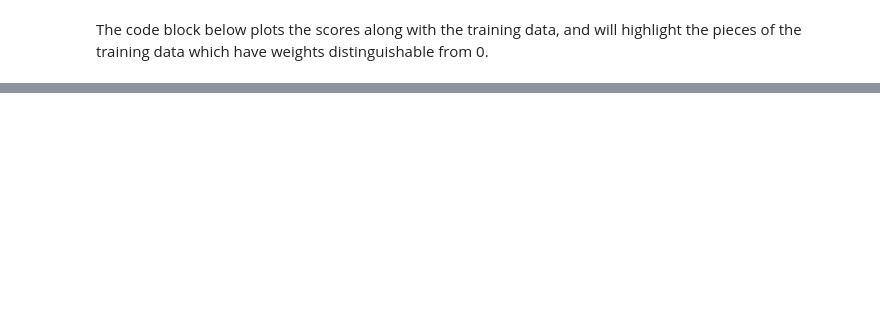
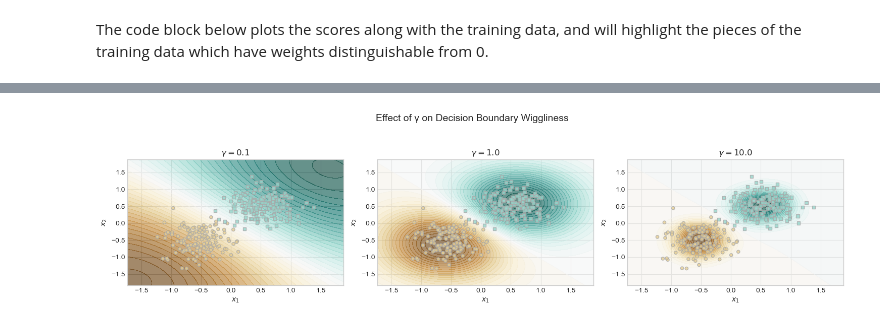
Before and after one commit to evanflaks/evanflaks.github.io, a Jupyter notebook: posts/kernel/index.ipynb, the cells around one changed output, grey strips where cells are left out. Saved outputs shown, nothing was run; the diff lists cells and outputs as text; code cells hidden in the pictures; blank space fills up the shorter version.

```diff
--- a/posts/kernel/index.ipynb
+++ b/posts/kernel/index.ipynb
@@ -191,0 +243,35 @@ Epoch 900: Loss = 6585.9546
+# %%
+def run_gamma_experiment_contours(X, y, gammas, lam=0.01, lr=1e-4, epochs=100000):
+    """
+    Train models with different gamma and plot decision boundaries.
+    """
+    fig, axes = plt.subplots(1, len(gammas), figsize=(5*len(gammas), 4))
+    x1 = torch.linspace(X[:,0].min()-0.5, X[:,0].max()+0.5, 200)
+    x2 = torch.linspace(X[:,1].min()-0.5, X[:,1].max()+0.5, 200)
+    X1, X2 = torch.meshgrid(x1, x2, indexing='ij')      #
+    grid = torch.stack([X1.ravel(), X2.ravel()], dim=1)
+
+    for ax, gamma in zip(axes, gammas):
+        # Train model
+        KR = KernelLogisticRegression(kernel_fn=rbf_kernel, lam=lam, gamma=gamma)
+        KR.fit(X, y, lr=lr, epochs=epochs)
+
+        # Score grid & reshape
+        scores = KR.score(grid).detach().numpy().reshape(X1.shape)
+        # Plot contour
+        cf = ax.contourf(X1.numpy(), X2.numpy(), scores,
+                         levels=50, cmap="BrBG", alpha=0.6)
+        # Overlay data
+        plot_classification_data(X, y, ax)
+        ax.set_title(fr"$\gamma = {gamma}$")
+
+    fig.suptitle("Effect of γ on Decision Boundary Wiggliness", fontsize=14)
+    plt.tight_layout(rect=[0,0,1,0.93])
+    plt.show()
+
+# -- Running the experiment --
+X, y = classification_data(n_points=300, noise=0.3)
+gammas = [0.1, 1.0, 10.0]   # from smooth to very “wiggly”
+run_gamma_experiment_contours(X, y, gammas)
+# %% [output]
+[figure, added]
```
Also changed, not shown: parts of 41 cells of this notebook, 17 other files.
